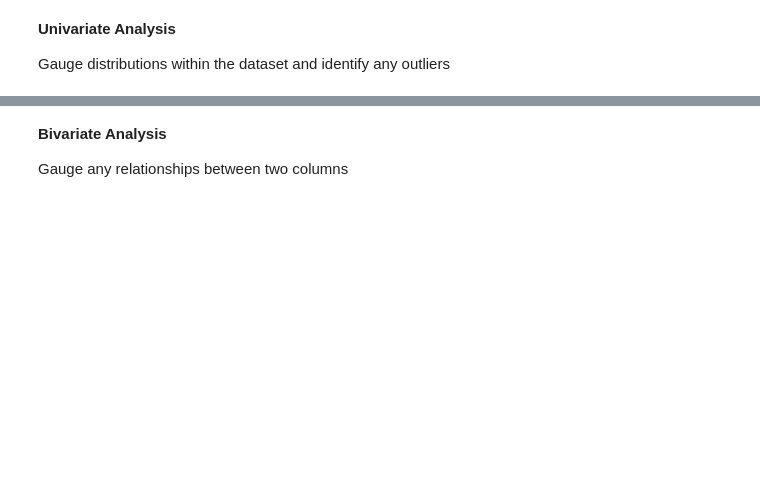
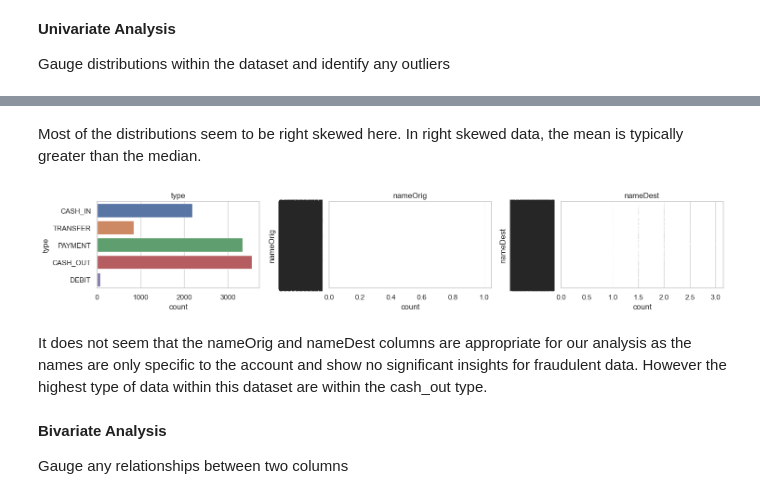
Before and after one commit to nasehacho/financial-fraud-detection, a Jupyter notebook: notebooks/01-Fraud-Data-Initial-EDA.ipynb, the cells around one changed output, grey strips where cells are left out. Cells and saved outputs as stored; diff of their text form; code cells hidden in the pictures; blank space fills up the shorter version.

```diff
--- a/notebooks/01-Fraud-Data-Initial-EDA.ipynb
+++ b/notebooks/01-Fraud-Data-Initial-EDA.ipynb
@@ -70,3 +112,24 @@ Gauge distributions within the dataset and identify any outliers
+# %% [markdown]
+Most of the distributions seem to be right skewed here. In right skewed data, the mean is typically greater than the median.
+# %%
+#distributions of categorical variables
+
+# Selecting categorical columns for distribution plots
+categorical_cols = fraud_new_df.select_dtypes(include=['object']).columns
+
+# Plotting distributions of categorical features
+plt.figure(figsize=(15, 15))
+for i, col in enumerate(categorical_cols):
+    plt.subplot(6, 3, i + 1)
+    sns.countplot(y=fraud_new_df[col])
+    plt.title(col)
+    plt.tight_layout()
+
+plt.show()
+# %% [output]
+[figure, added]
+# %% [markdown]
+It does not seem that the nameOrig and nameDest columns are appropriate for our analysis as the names are only specific to the account and show no significant insights for fraudulent data. However the highest type of data within this dataset are within the cash_out type.
 # %% [markdown]
 **Bivariate Analysis**
 
```
Also changed, not shown: parts of 11 cells of this notebook.
